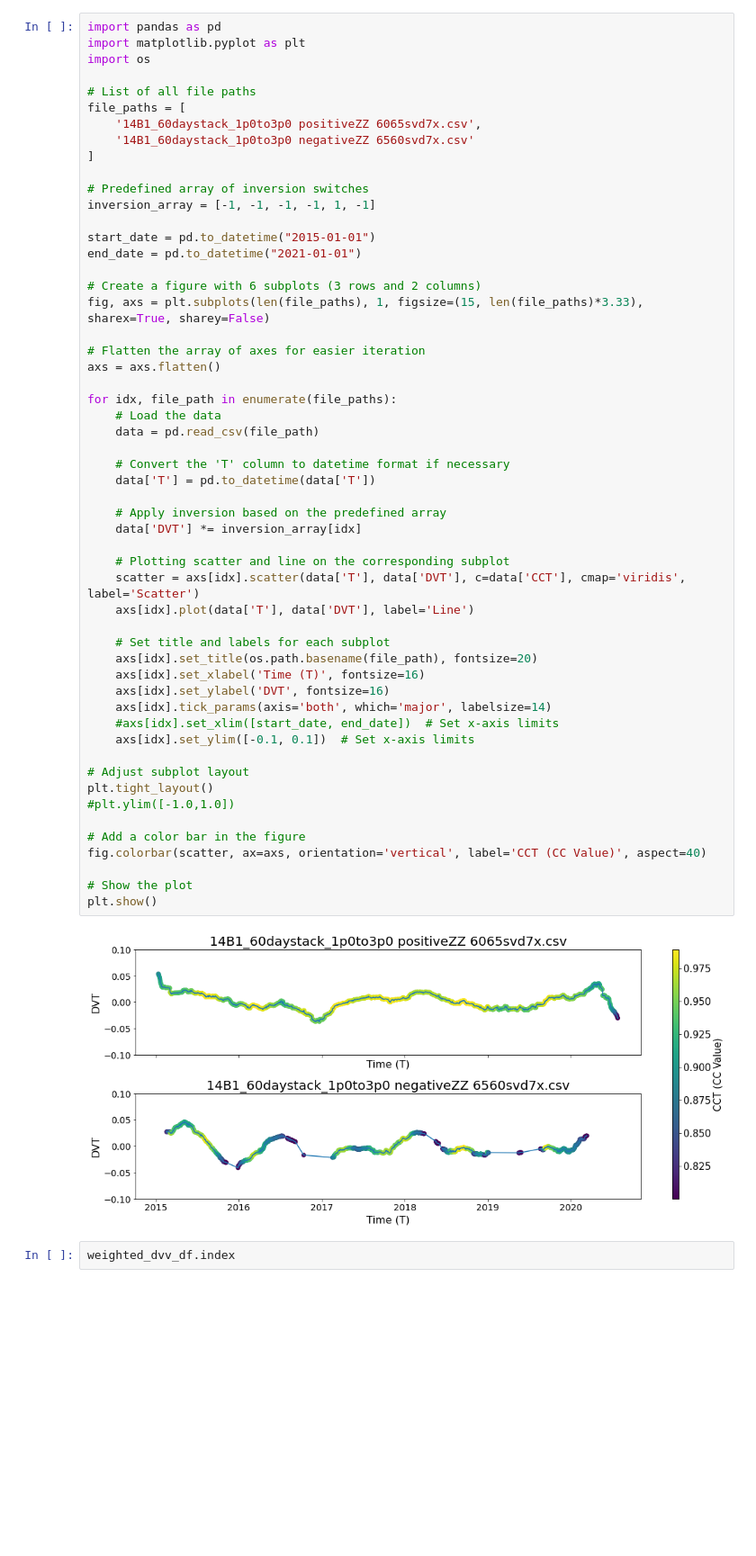
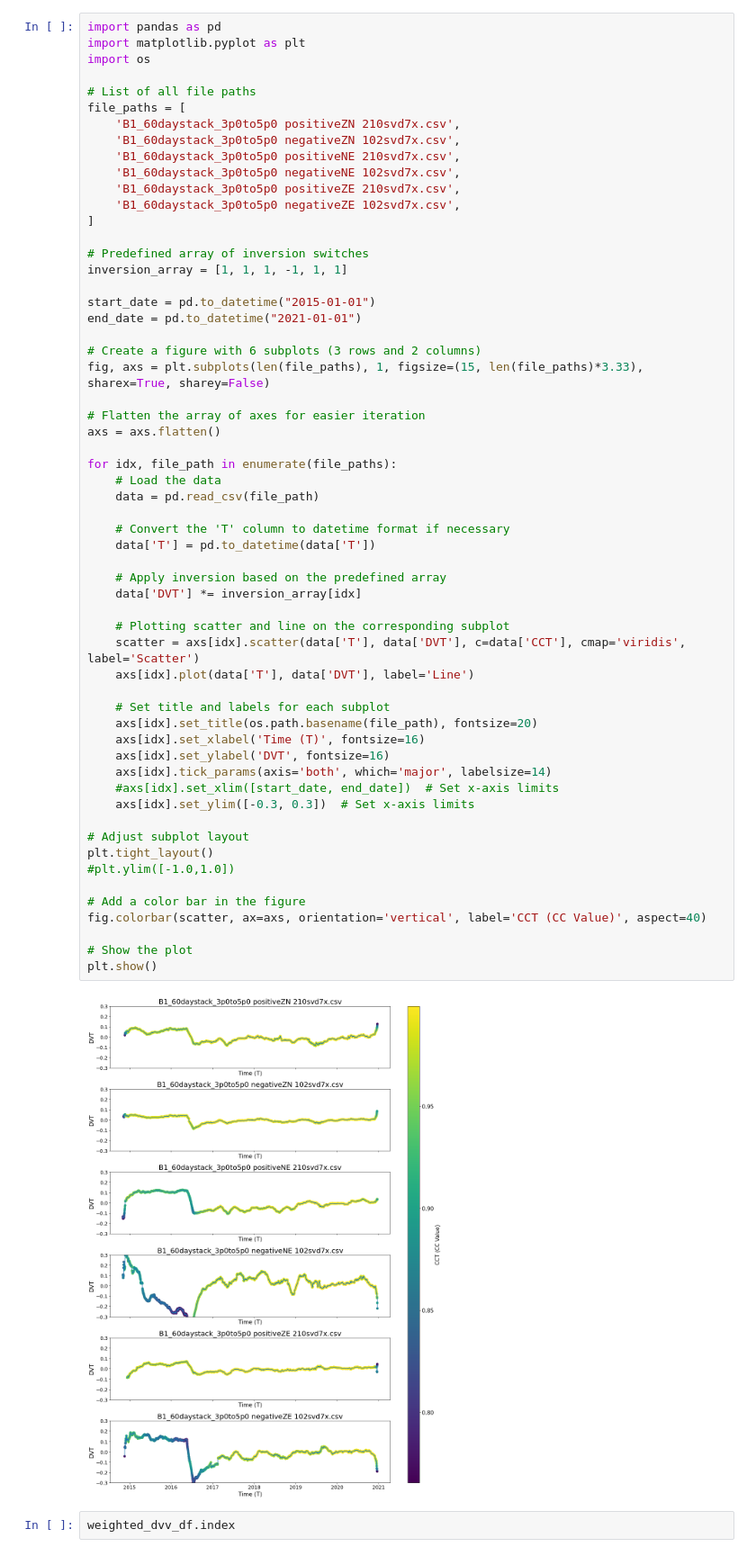
Before and after one commit to MaleenKidiwela/AmbientNoiseOOI, a Jupyter notebook: src/Plotting.ipynb, the cells around one changed output. Shown at 90% size. Cells and saved outputs as stored; diff of their text form; blank space fills up the shorter version.

```diff
--- a/src/Plotting.ipynb
+++ b/src/Plotting.ipynb
@@ -5,12 +5,16 @@ import os
 
 # List of all file paths
 file_paths = [
-    '14B1_60daystack_1p0to3p0 positiveZZ 6065svd7x.csv',
-    '14B1_60daystack_1p0to3p0 negativeZZ 6560svd7x.csv'
+    'B1_60daystack_3p0to5p0 positiveZN 210svd7x.csv',
+    'B1_60daystack_3p0to5p0 negativeZN 102svd7x.csv',
+    'B1_60daystack_3p0to5p0 positiveNE 210svd7x.csv',
+    'B1_60daystack_3p0to5p0 negativeNE 102svd7x.csv',
+    'B1_60daystack_3p0to5p0 positiveZE 210svd7x.csv',
+    'B1_60daystack_3p0to5p0 negativeZE 102svd7x.csv',
 ]
 
 # Predefined array of inversion switches
-inversion_array = [-1, -1, -1, -1, 1, -1]
+inversion_array = [1, 1, 1, -1, 1, 1]
 
 start_date = pd.to_datetime("2015-01-01")
 end_date = pd.to_datetime("2021-01-01")
@@ -25,35 +29,35 @@ for idx, file_path in enumerate(file_paths):
     # Load the data
     data = pd.read_csv(file_path)
 
     # Convert the 'T' column to datetime format if necessary
     data['T'] = pd.to_datetime(data['T'])
 
     # Apply inversion based on the predefined array
     data['DVT'] *= inversion_array[idx]
 
     # Plotting scatter and line on the corresponding subplot
     scatter = axs[idx].scatter(data['T'], data['DVT'], c=data['CCT'], cmap='viridis', label='Scatter')
     axs[idx].plot(data['T'], data['DVT'], label='Line')
 
     # Set title and labels for each subplot
     axs[idx].set_title(os.path.basename(file_path), fontsize=20)
     axs[idx].set_xlabel('Time (T)', fontsize=16)
     axs[idx].set_ylabel('DVT', fontsize=16)
     axs[idx].tick_params(axis='both', which='major', labelsize=14)
     #axs[idx].set_xlim([start_date, end_date])  # Set x-axis limits
-    axs[idx].set_ylim([-0.1, 0.1])  # Set x-axis limits
+    axs[idx].set_ylim([-0.3, 0.3])  # Set x-axis limits
 
 # Adjust subplot layout
 plt.tight_layout()
 #plt.ylim([-1.0,1.0])
 
 # Add a color bar in the figure
 fig.colorbar(scatter, ax=axs, orientation='vertical', label='CCT (CC Value)', aspect=40)
 
 # Show the plot
 plt.show()
 # %% [output]
-[figure, old version]
+[figure, new version]
 # %%
 weighted_dvv_df.index
 # %% [output]
```
Also changed, not shown: parts of 2 cells of this notebook, 23 other files.
